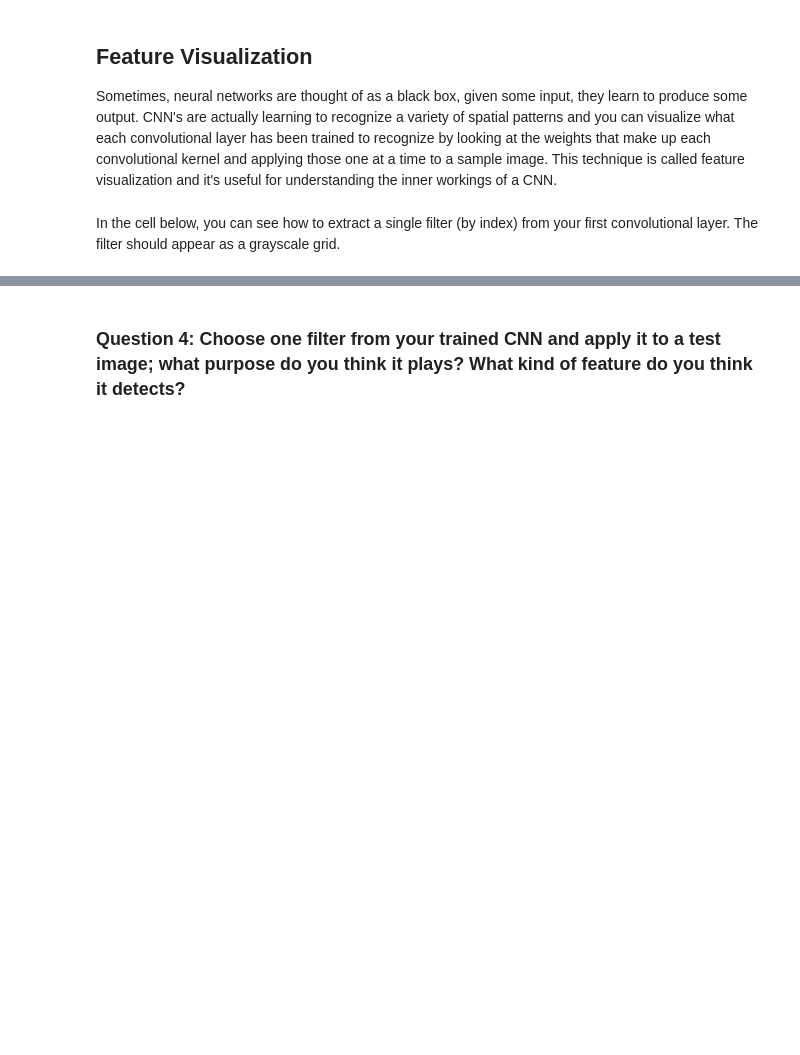
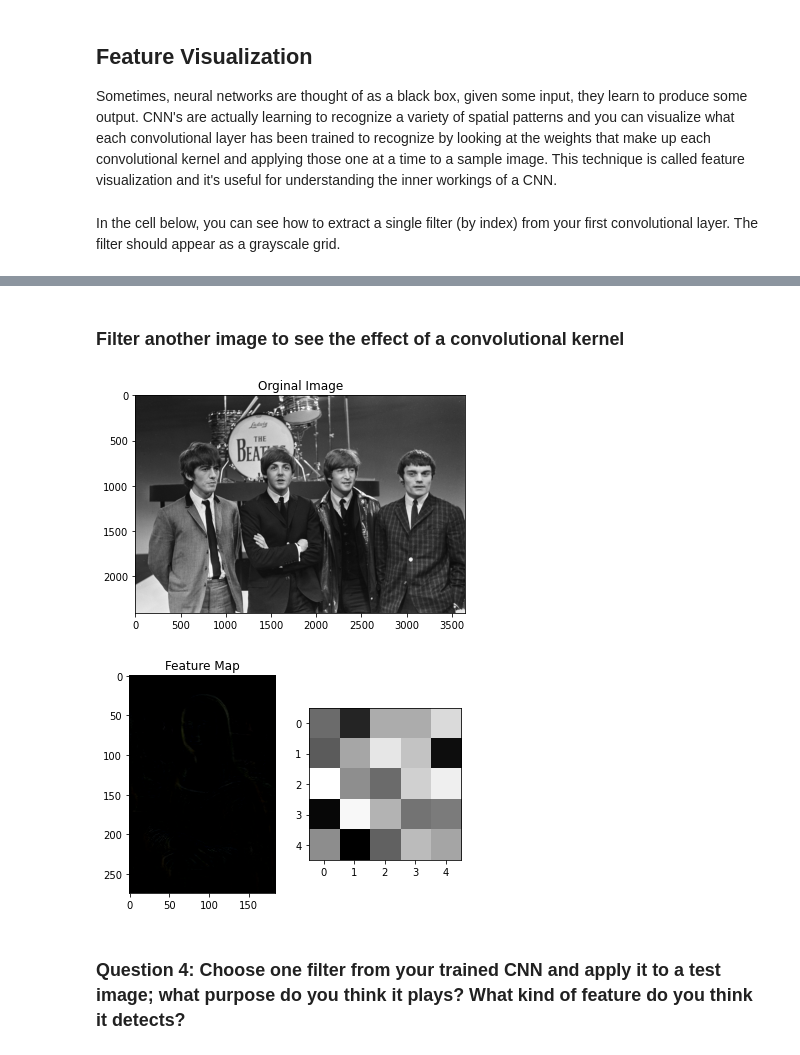
Before and after one commit to ken-power/CVND-FacialKeypointDetection, a Jupyter notebook: 2. Define the Network Architecture.ipynb, the cells around one changed output, grey strips where cells are left out. Saved outputs shown, nothing was run; the diff lists cells and outputs as text; code cells hidden in the pictures; blank space fills up the shorter version.

```diff
--- a/2. Define the Network Architecture.ipynb
+++ b/2. Define the Network Architecture.ipynb
@@ -500,3 +539,11 @@ Next, choose a test image and filter it with one of the convolutional kernels in
+# %% [markdown]
+### Filter another image to see the effect of a convolutional kernel
+# %%
+image_beatles = load_and_display_image('the_beatles.jpg')
+apply_filter_to_image(image_beatles)
+# %% [output]
+[figure, added]
+[figure, added]
 # %% [markdown]
 ### Question 4: Choose one filter from your trained CNN and apply it to a test image; what purpose do you think it plays? What kind of feature do you think it detects?
 # %% [markdown]
```
Also changed, not shown: parts of 10 cells of this notebook.
